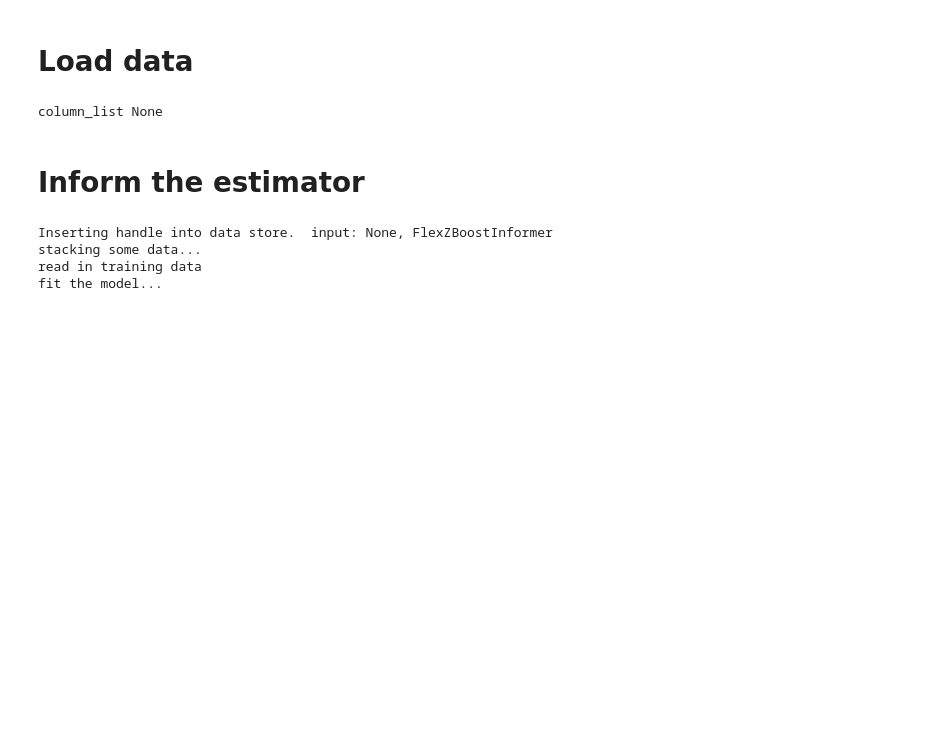
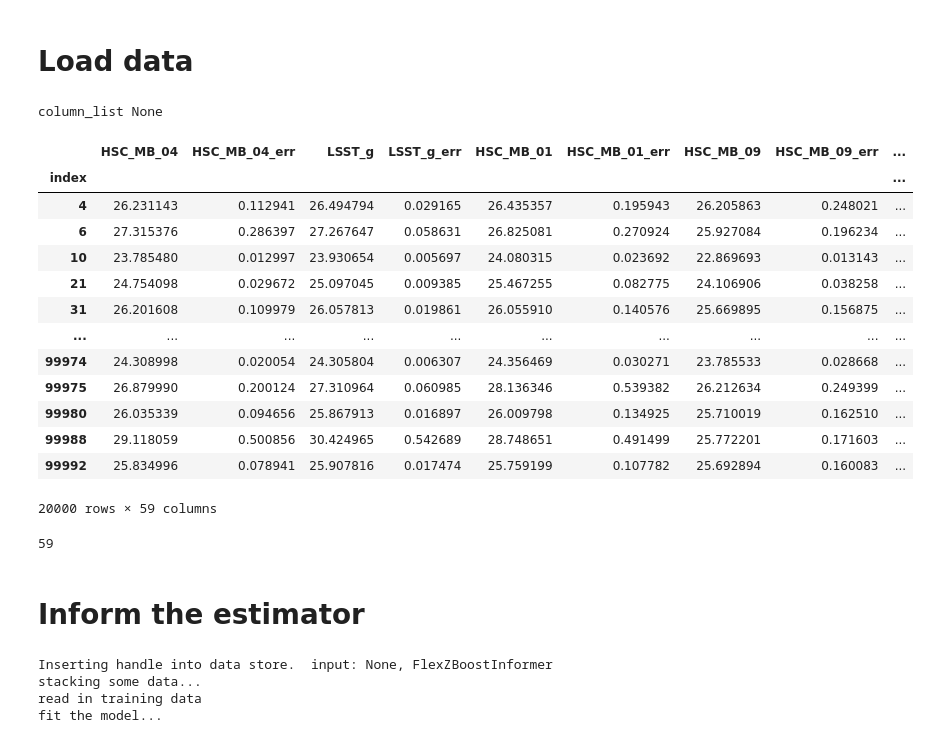
Before and after one commit to lsajkov/rail_umap, a Jupyter notebook: src/estimation/flexzboost_interactive.ipynb, the cells around one changed output. Cells and saved outputs as stored; diff of their text form; code cells hidden in the pictures; blank space fills up the shorter version.

```diff
--- a/src/estimation/flexzboost_interactive.ipynb
+++ b/src/estimation/flexzboost_interactive.ipynb
@@ -84,6 +100,27 @@ validation_data = data[~training_indices]
 training_data   = data[training_indices]
 # %% [output]
 column_list None
+# %%
+validation_data
+# %% [output]
+|  | HSC_MB_04 | HSC_MB_04_err | LSST_g | LSST_g_err | HSC_MB_01 | HSC_MB_01_err | HSC_MB_09 | HSC_MB_09_err | ... |
+| index |  |  |  |  |  |  |  |  | ... |
+| 4 | 26.231143 | 0.112941 | 26.494794 | 0.029165 | 26.435357 | 0.195943 | 26.205863 | 0.248021 | ... |
+| 6 | 27.315376 | 0.286397 | 27.267647 | 0.058631 | 26.825081 | 0.270924 | 25.927084 | 0.196234 | ... |
+| 10 | 23.785480 | 0.012997 | 23.930654 | 0.005697 | 24.080315 | 0.023692 | 22.869693 | 0.013143 | ... |
+| 21 | 24.754098 | 0.029672 | 25.097045 | 0.009385 | 25.467255 | 0.082775 | 24.106906 | 0.038258 | ... |
+| 31 | 26.201608 | 0.109979 | 26.057813 | 0.019861 | 26.055910 | 0.140576 | 25.669895 | 0.156875 | ... |
+| ... | ... | ... | ... | ... | ... | ... | ... | ... | ... |
+| 99974 | 24.308998 | 0.020054 | 24.305804 | 0.006307 | 24.356469 | 0.030271 | 23.785533 | 0.028668 | ... |
+| 99975 | 26.879990 | 0.200124 | 27.310964 | 0.060985 | 28.136346 | 0.539382 | 26.212634 | 0.249399 | ... |
+| 99980 | 26.035339 | 0.094656 | 25.867913 | 0.016897 | 26.009798 | 0.134925 | 25.710019 | 0.162510 | ... |
+| 99988 | 29.118059 | 0.500856 | 30.424965 | 0.542689 | 28.748651 | 0.491499 | 25.772201 | 0.171603 | ... |
+| 99992 | 25.834996 | 0.078941 | 25.907816 | 0.017474 | 25.759199 | 0.107782 | 25.692894 | 0.160083 | ... |
+20000 rows × 59 columns
+# %%
+len(training_data.columns)
+# %% [output]
+59
 # %%
 redshift_filepath = '/Users/leo/Projects/LBG_cosmology/surveys/pop-cosmos/mock_catalog/mock_catalog_Ch1_26.h5'
 redshifts = h5py.File(redshift_filepath)['sfh_parameters'][:, -1]
```
Also changed, not shown: parts of 1 cell of this notebook, 5 other files.
